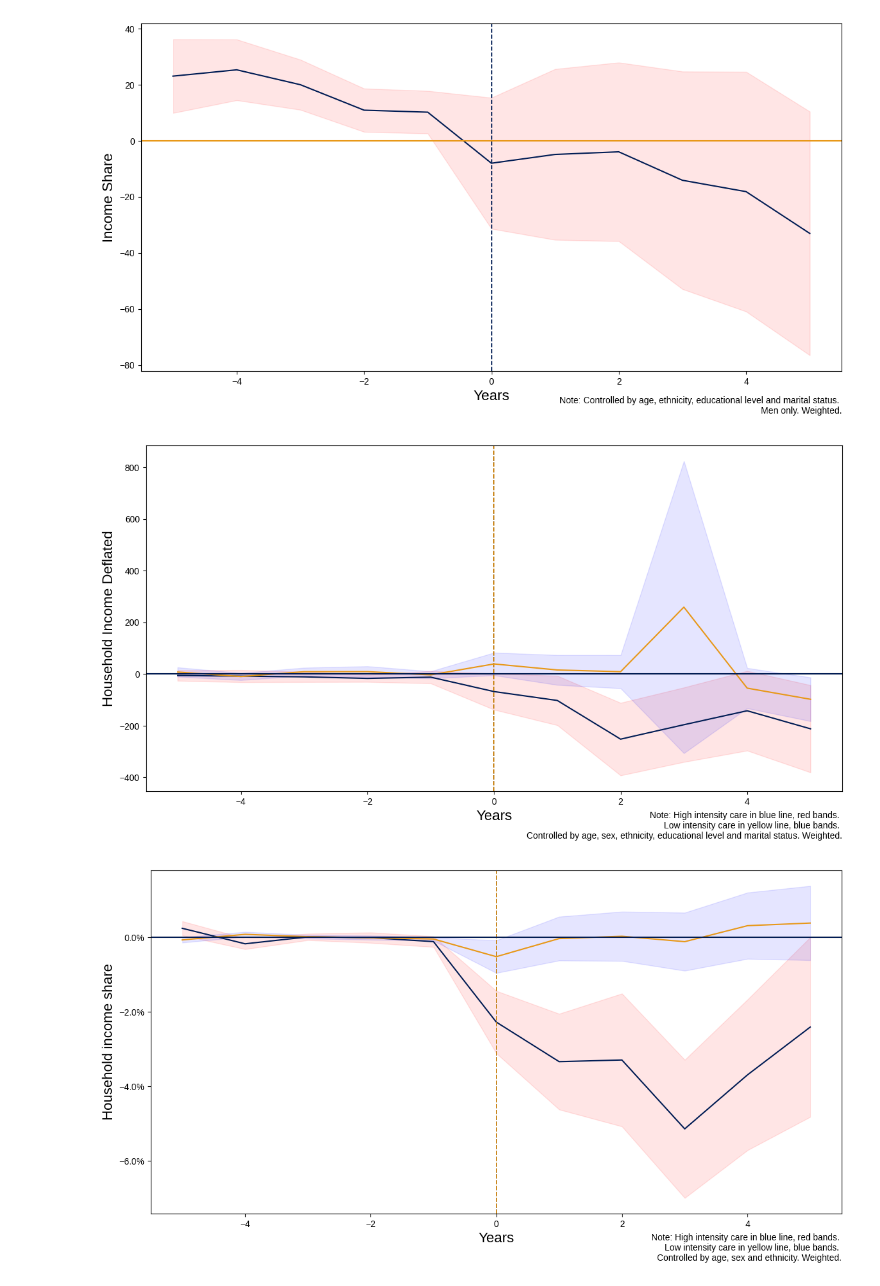
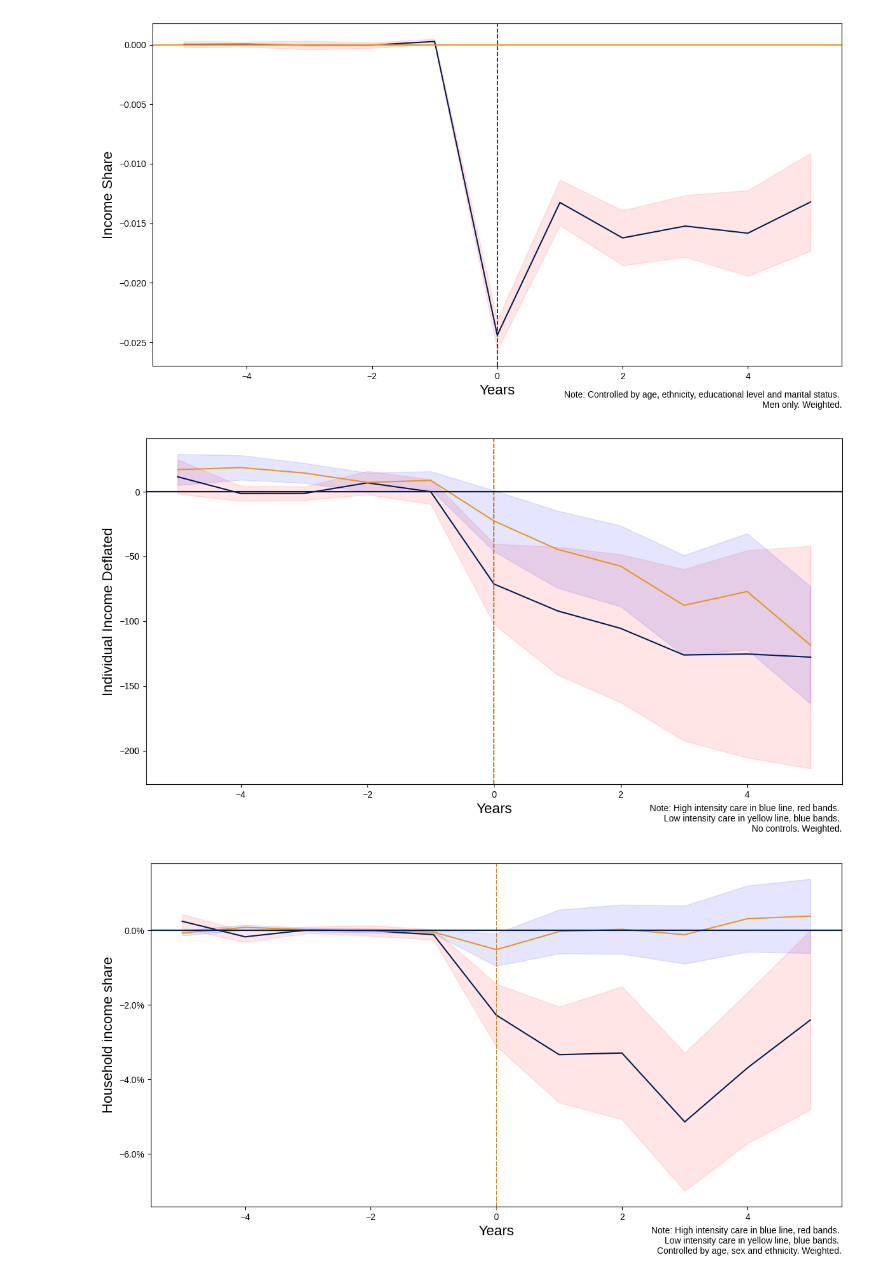
Before and after one commit to centre-for-care/costofcare, a Jupyter notebook: plot_results.ipynb, the cells around one changed output. Cells and saved outputs as stored; diff of their text form; code cells hidden in the pictures.

```diff
--- a/plot_results.ipynb
+++ b/plot_results.ipynb
@@ -8,7 +8,7 @@ import matplotlib.ticker as mtick
 mpl.rc('font', family='Liberation Sans')
 
 figure(figsize=(14, 7))
-differences = pd.read_csv('w_diffs_fc_ind_inc_deflated_li.csv', index_col=0)[-5:5]
+differences = pd.read_csv('outputs/w_diffs_nc_prob_emp.csv', index_col=0)[-5:5]
 ax = differences.mean(axis=1).plot(color='#001c54')
 plt.axvline(x=0, linestyle='--', color='#001c54', alpha=1, linewidth=1.25)
 plt.xlabel('Years', fontsize=16)
@@ -28,42 +28,42 @@ ax.annotate("""Note: Controlled by age, ethnicity, educational level and marital
 #plt.tight_layout()
 plt.show()
 # %% [output]
-[figure, old version]
+[figure, new version]
 # %%
 mpl.rc('font', family='Liberation Sans')
 
 figure(figsize=(14, 7))
-differences = pd.read_csv('w_diffs_fc_hh_inc_deflated_hi.csv', index_col=0)[-5:5]
+differences = pd.read_csv('outputs/w_diffs_nc_ind_inc_deflated_hi.csv', index_col=0)[-5:5]
 ax = differences.mean(axis=1).plot(color='#001c54')
 plt.axvline(x=0, linestyle='--', color='#001c54', alpha=1, linewidth=1.25)
 plt.xlabel('Years', fontsize=16)
 plt.ylabel('Income Share', fontsize=16)
 plt.axhline(y=0, color='#E89818', linestyle='-')
 plt.fill_between(x=differences.index,
                  y1=differences.mean(axis=1) + (1.96*(differences.std(axis=1)/differences.count(axis=1).apply(math.sqrt))),
                  y2=differences.mean(axis=1) - (1.96*(differences.std(axis=1)/differences.count(axis=1).apply(math.sqrt))),
                      color='red', alpha=0.1)
-differences = pd.read_csv('w_diffs_fc_hh_inc_deflated_li.csv', index_col=0)[-5:5]
+differences = pd.read_csv('outputs/w_diffs_nc_ind_inc_deflated_li.csv', index_col=0)[-5:5]
 ax = differences.mean(axis=1).plot(color='#E89818')
 plt.axvline(x=0, linestyle='--', color='#E89818', alpha=1, linewidth=1.25)
 plt.xlabel('Years', fontsize=16)
-plt.ylabel('Household Income Deflated', fontsize=16)
+plt.ylabel('Individual Income Deflated', fontsize=16)
 plt.axhline(y=0, color='#001c54', linestyle='-')
 plt.fill_between(x=differences.index,
                  y1=differences.mean(axis=1) + (1.96*(differences.std(axis=1)/differences.count(axis=1).apply(math.sqrt))),
                  y2=differences.mean(axis=1) - (1.96*(differences.std(axis=1)/differences.count(axis=1).apply(math.sqrt))),
                      color='blue', alpha=0.1)
 #ax.yaxis.set_major_formatter(mtick.PercentFormatter())
-ax.annotate("""Note: High intensity care in blue line, red bands. \nLow intensity care in yellow line, blue bands. \nControlled by age, sex, ethnicity, educational level and marital status. Weighted.""",
+ax.annotate("""Note: High intensity care in blue line, red bands. \nLow intensity care in yellow line, blue bands. \nNo controls. Weighted.""",
             xy = (1.0, -0.1),
             xycoords='axes fraction',
             ha='right',
             va="center",
             fontsize=10)
 #plt.tight_layout()
 plt.show()
 # %% [output]
-[figure, old version]
+[figure, new version]
 # %%
 mpl.rc('font', family='Liberation Sans')
 
```
Also changed, not shown: parts of 2 cells of this notebook, 6 other files.
